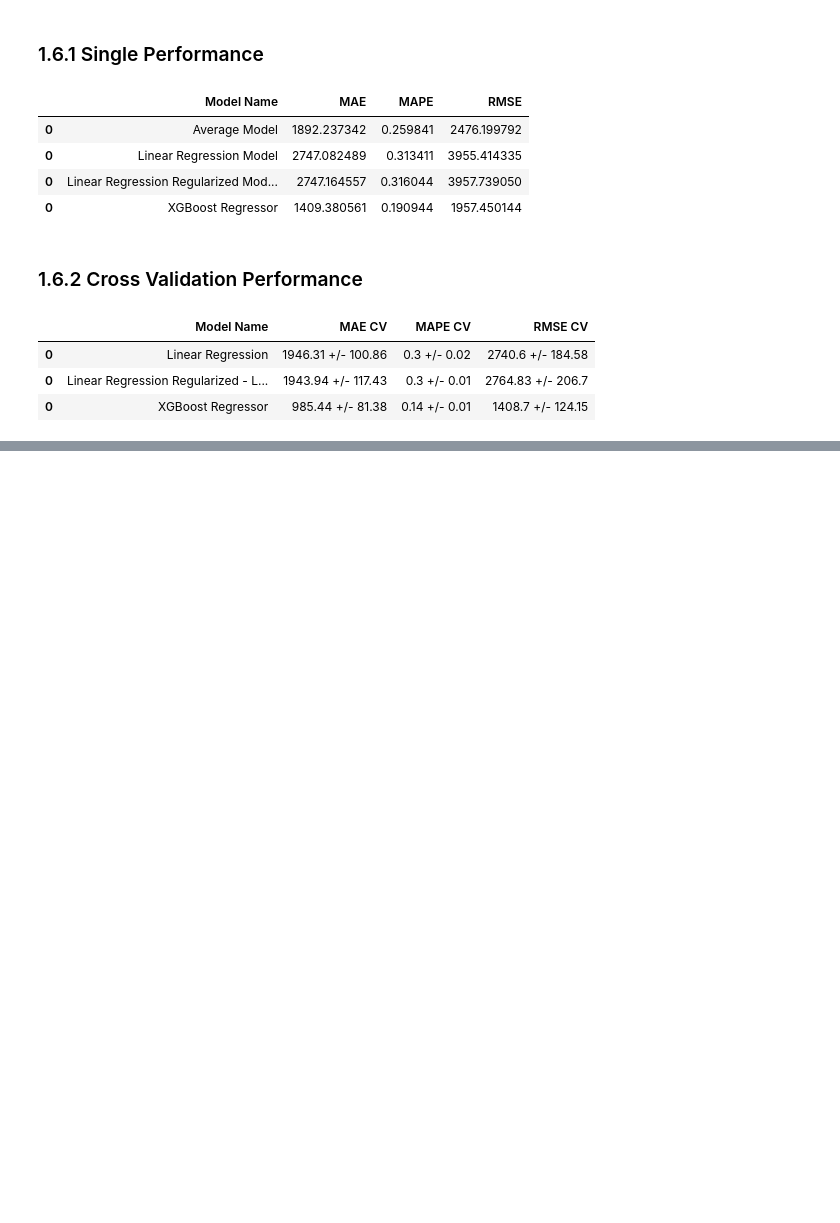
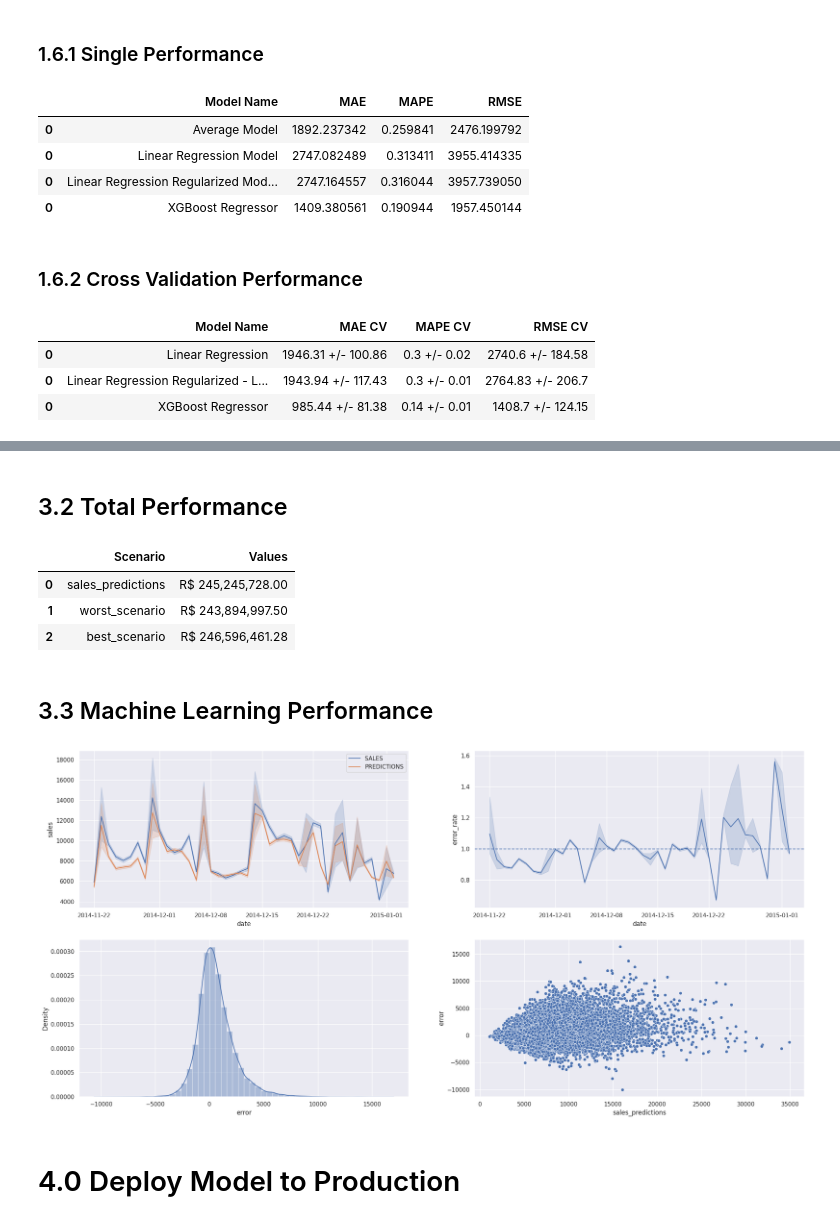
Before and after one commit to mendesdata/rossmann_store_sales, a Jupyter notebook: notebooks/rossmann_ml.ipynb, the cells around one changed output, grey strips where cells are left out. Cells and saved outputs as stored; diff of their text form; code cells hidden in the pictures; blank space fills up the shorter version.

```diff
--- a/notebooks/rossmann_ml.ipynb
+++ b/notebooks/rossmann_ml.ipynb
@@ -295,0 +383,17 @@ models_result_cv
+# %%
+# define model
+xgb_model_tuned = xgb.XGBRegressor( objective='reg:squarederror',
+                                    n_estimators=250,
+                                    eta=0.1,
+                                    max_depth=9,
+                                    subsample=0.7,
+                                    colsample_bytree=0.3,
+                                    min_child_weight=15
+                                  ).fit( x_train, y_train )
+
+# create predictions
+yhat_xgb_tuned = xgb_model_tuned.predict( x_validation )
+
+# calculate performance
+xgb_model_tuned_result = ml_error( 'XGBoost Regressor', np.expm1( y_validation ), np.expm1( yhat_xgb_tuned) )
+xgb_model_tuned_result
@@ -295,0 +479,38 @@ models_result_cv
+# %% [markdown]
+## 3.2 Total Performance
+# %%
+df3_total_performance = ( df3_preds_metrs[['sales_predictions', 'worst_scenario', 'best_scenario']]
+                            .apply( lambda x: np.sum(x), axis=0 )
+                            .reset_index()
+                            .rename( columns = {'index' : 'Scenario', 0 : 'Values' } )
+                        )
+df3_total_performance['Values'] = df3_total_performance['Values'].map( 'R$ {:,.2f}'.format )
+df3_total_performance
+# %% [output]
+|  | Scenario | Values |
+| 0 | sales_predictions | R$ 245,245,728.00 |
+| 1 | worst_scenario | R$ 243,894,997.50 |
+| 2 | best_scenario | R$ 246,596,461.28 |
+# %% [markdown]
+## 3.3 Machine Learning Performance
+# %%
+df3['error'] = df3['sales'] - df3['sales_predictions']
+df3['error_rate'] = df3['sales_predictions'] / df3['sales']
+# %%
+plt.subplot( 2, 2, 1 )
+sns.lineplot( x='date', y='sales', data=df3, label='SALES' );
+sns.lineplot( x='date', y='sales_predictions', data=df3, label='PREDICTIONS' );
+
+plt.subplot( 2, 2, 2 )
+sns.lineplot( x='date', y='error_rate', data=df3 );
+plt.axhline( 1, linestyle='--')
+
+plt.subplot( 2, 2, 3 )
+sns.distplot( df3['error'] );
+
+plt.subplot( 2, 2, 4 )
+sns.scatterplot( x='sales_predictions', y='error', data=df3 );
+# %% [output]
+[figure, added]
+# %% [markdown]
+# 4.0 Deploy Model to Production
```
Also changed, not shown: parts of 29 cells of this notebook, 9 other files.
